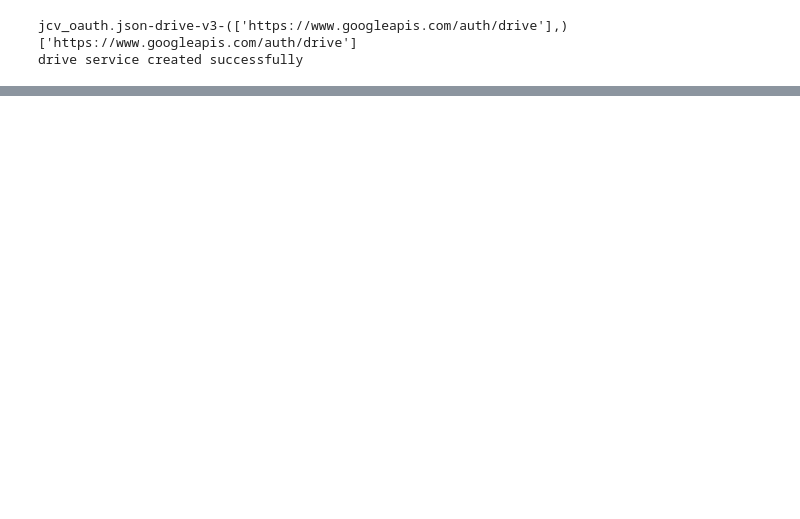
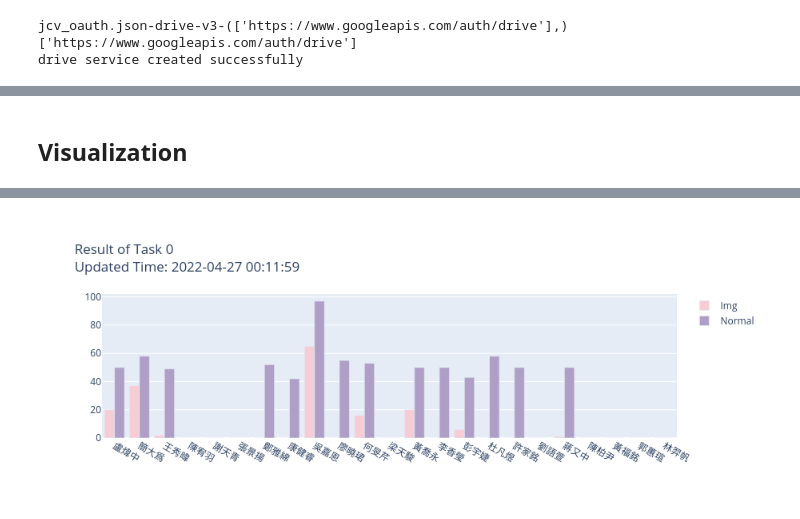
Before and after one commit to jet-c-21/GoogleTool, a Jupyter notebook: View Pretty Paper data.ipynb, the cells around one changed output, grey strips where cells are left out. Cells and saved outputs as stored; diff of their text form; code cells hidden in the pictures; blank space fills up the shorter version.

Commit message:
fin task 0 view

```diff
--- a/View Pretty Paper data.ipynb
+++ b/View Pretty Paper data.ipynb
@@ -72,0 +93,7 @@ folder_df
+# %%
+spreadsheet_sdf_ls = s_sheet_editor.get_spreadsheet_sdf_ls_by_default_parse(s_sheet_id)
+# %%
+print(spreadsheet_sdf_ls[0]['title'])
+sheet_df = spreadsheet_sdf_ls[0]['data']
+sheet_df['mid'] = sheet_df['mid'].astype(int)
+sheet_df
@@ -72,0 +161,3 @@ folder_df
+# %%
+task_df = sheet_df[['mid', 'name', 'subject']]
+task_df
@@ -72,0 +226,4 @@ folder_df
+# %%
+%%time
+task_df['img_paper'] = task_df.apply(lambda row: get_img_paper_count(row, folder_df, folder_rtr), axis=1)
+task_df['normal_paper'] = task_df.apply(lambda row: get_normal_paper_count(row, folder_df, folder_rtr), axis=1)
@@ -72,0 +257,2 @@ folder_df
+# %% [markdown]
+## Visualization
@@ -72,0 +263,21 @@ folder_df
+# %%
+member = task_df['name'].values
+
+hover = task_df['subject'].values
+
+fig_data = [
+    go.Bar(name='Img', x=member, y=task_df['img_paper'].values,
+           hovertext=hover,
+           marker_color='rgb(247,205,213)'),
+
+    go.Bar(name='Normal', x=member, y=task_df['normal_paper'].values,
+           hovertext=hover,
+           marker_color='rgb(175,159,198)'),
+]
+
+curr_time = datetime.datetime.now().strftime("%Y-%m-%d %H:%M:%S")
+
+fig = go.Figure(data=fig_data, layout={'title': f"Result of Task 0<br>Updated Time: {curr_time}"})
+fig.update_layout(barmode='group')
+fig.show()
+# %% [output]
@@ -72,0 +285 @@ folder_df
+[figure, added]
```
Also changed, not shown: parts of 26 cells of this notebook, 11 other files.
